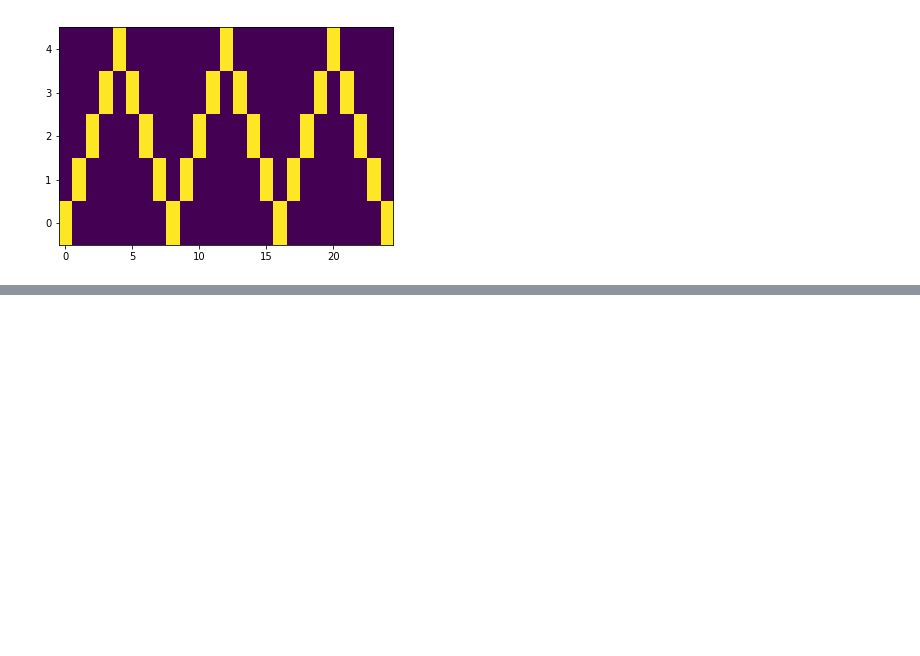
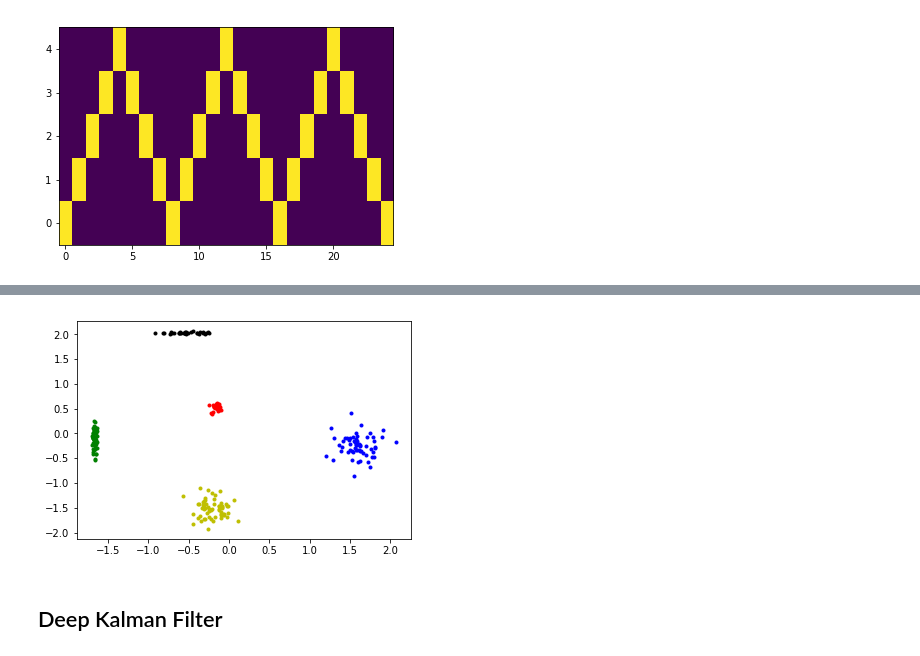
Before and after one commit to chmp/misc-exp, a Jupyter notebook: BuildingBlocks/TimeSeries.ipynb, the cells around one changed output, grey strips where cells are left out. Saved outputs shown, nothing was run; the diff lists cells and outputs as text; code cells hidden in the pictures; blank space fills up the shorter version.

```diff
--- a/BuildingBlocks/TimeSeries.ipynb
+++ b/BuildingBlocks/TimeSeries.ipynb
@@ -91,0 +436,14 @@ px_ = tf.distributions.Normal(px_loc_, px_scale_)
+# %%
+x_ = x.detach().numpy()
+z_ = np.asarray([i.detach().numpy() for i in z])
+# %%
+for i, c in enumerate('rgbyk'):
+    plt.plot(
+        z_[..., 0][x_[..., i] == 1].flatten(),
+        z_[..., 1][x_[..., i] == 1].flatten(),
+        c + '.'
+    )
+# %% [output]
+[figure, added]
+# %% [markdown]
+## Deep Kalman Filter
```
Also changed, not shown: parts of 28 cells of this notebook.
